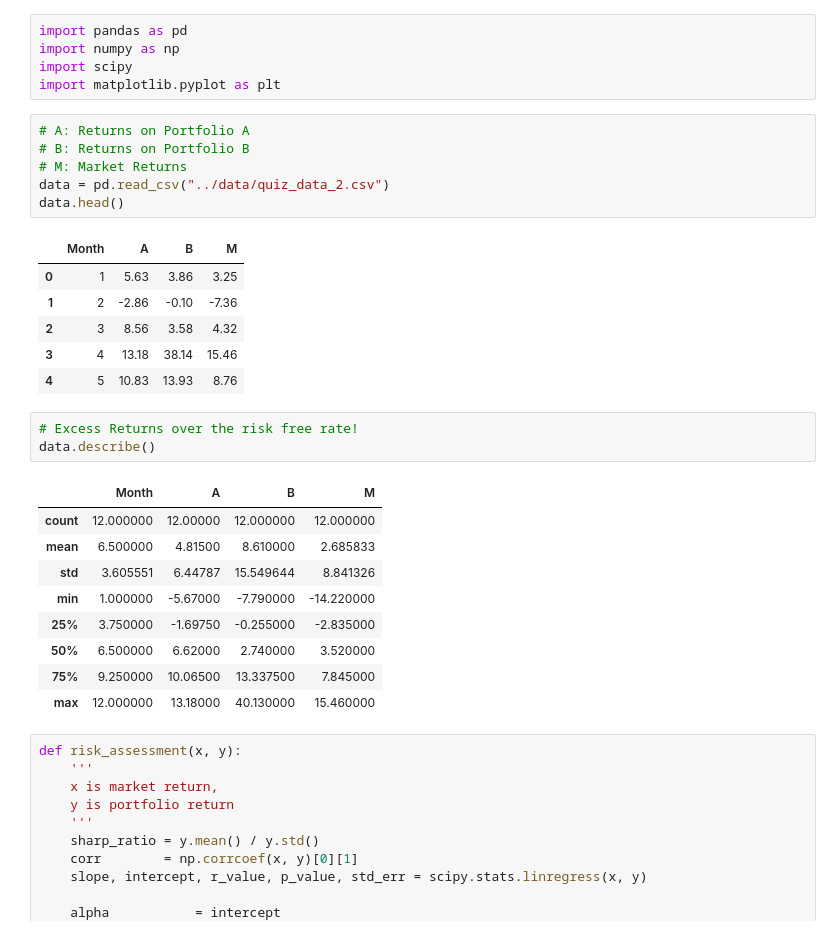
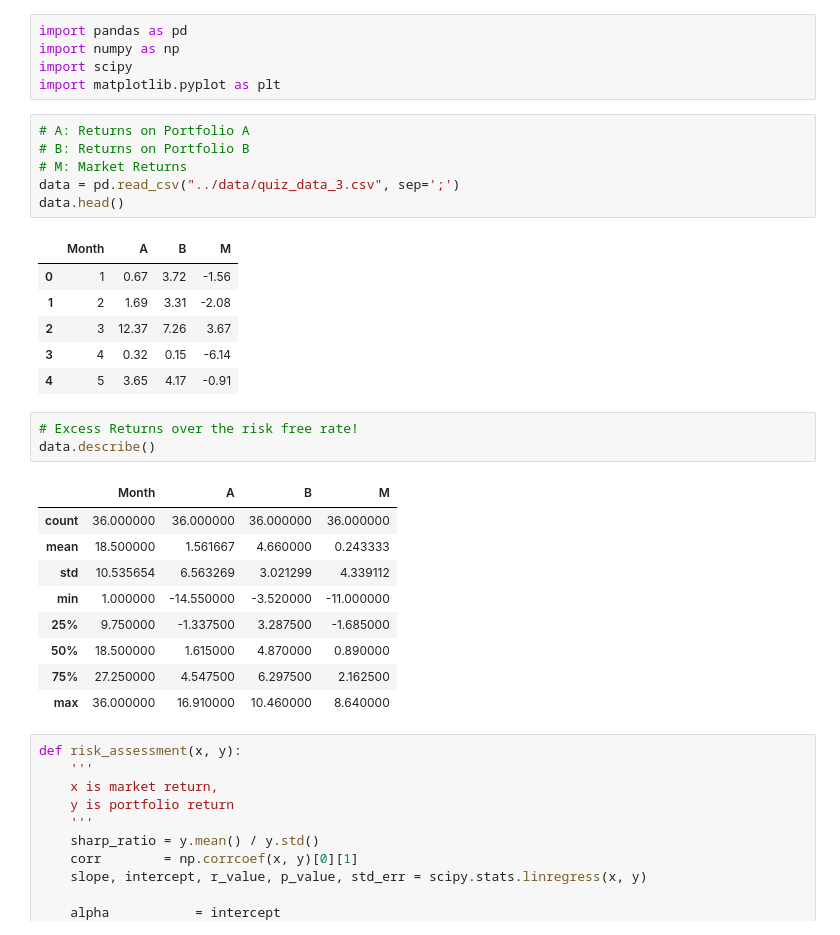
Before and after one commit to toniesteves/quant-experiments, a Jupyter notebook: 08 - Porfolio Analysis/Quantitative Risk Analysis.ipynb, the cells around one changed output. Cells and saved outputs as stored; diff of their text form.

```diff
--- a/08 - Porfolio Analysis/Quantitative Risk Analysis.ipynb
+++ b/08 - Porfolio Analysis/Quantitative Risk Analysis.ipynb
@@ -82,29 +82,29 @@ import matplotlib.pyplot as plt
 # %%
 # A: Returns on Portfolio A
 # B: Returns on Portfolio B
 # M: Market Returns
-data = pd.read_csv("../data/quiz_data_2.csv")
+data = pd.read_csv("../data/quiz_data_3.csv", sep=';')
 data.head()
 # %% [output]
 |  | Month | A | B | M |
-| 0 | 1 | 5.63 | 3.86 | 3.25 |
-| 1 | 2 | -2.86 | -0.10 | -7.36 |
-| 2 | 3 | 8.56 | 3.58 | 4.32 |
-| 3 | 4 | 13.18 | 38.14 | 15.46 |
-| 4 | 5 | 10.83 | 13.93 | 8.76 |
+| 0 | 1 | 0.67 | 3.72 | -1.56 |
+| 1 | 2 | 1.69 | 3.31 | -2.08 |
+| 2 | 3 | 12.37 | 7.26 | 3.67 |
+| 3 | 4 | 0.32 | 0.15 | -6.14 |
+| 4 | 5 | 3.65 | 4.17 | -0.91 |
 # %%
 # Excess Returns over the risk free rate!
 data.describe()
 # %% [output]
 |  | Month | A | B | M |
-| count | 12.000000 | 12.00000 | 12.000000 | 12.000000 |
-| mean | 6.500000 | 4.81500 | 8.610000 | 2.685833 |
-| std | 3.605551 | 6.44787 | 15.549644 | 8.841326 |
-| min | 1.000000 | -5.67000 | -7.790000 | -14.220000 |
-| 25% | 3.750000 | -1.69750 | -0.255000 | -2.835000 |
-| 50% | 6.500000 | 6.62000 | 2.740000 | 3.520000 |
-| 75% | 9.250000 | 10.06500 | 13.337500 | 7.845000 |
-| max | 12.000000 | 13.18000 | 40.130000 | 15.460000 |
+| count | 36.000000 | 36.000000 | 36.000000 | 36.000000 |
+| mean | 18.500000 | 1.561667 | 4.660000 | 0.243333 |
+| std | 10.535654 | 6.563269 | 3.021299 | 4.339112 |
+| min | 1.000000 | -14.550000 | -3.520000 | -11.000000 |
+| 25% | 9.750000 | -1.337500 | 3.287500 | -1.685000 |
+| 50% | 18.500000 | 1.615000 | 4.870000 | 0.890000 |
+| 75% | 27.250000 | 4.547500 | 6.297500 | 2.162500 |
+| max | 36.000000 | 16.910000 | 10.460000 | 8.640000 |
 # %%
 def risk_assessment(x, y):
     '''
```
Also changed, not shown: parts of 4 cells of this notebook.
